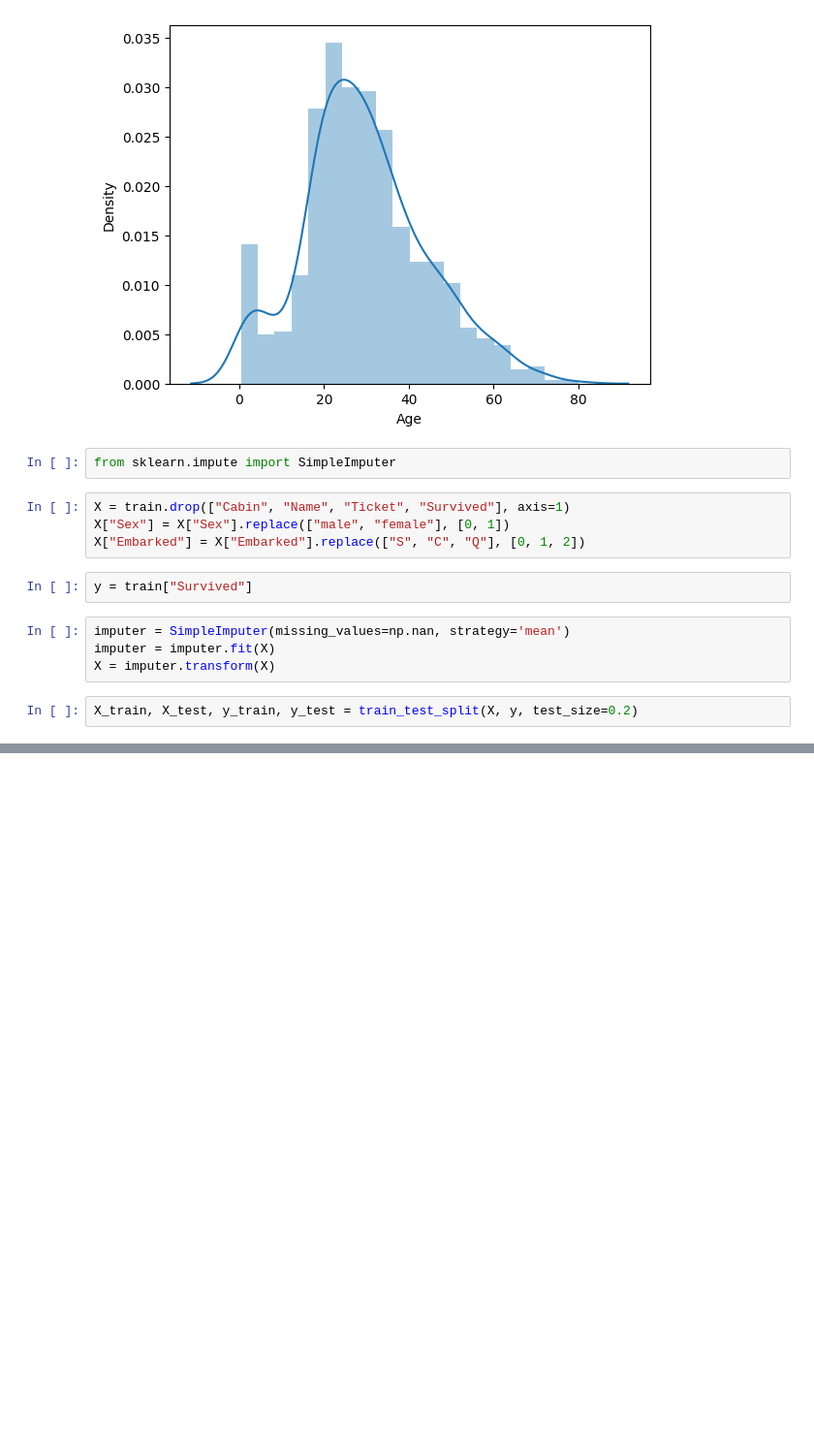
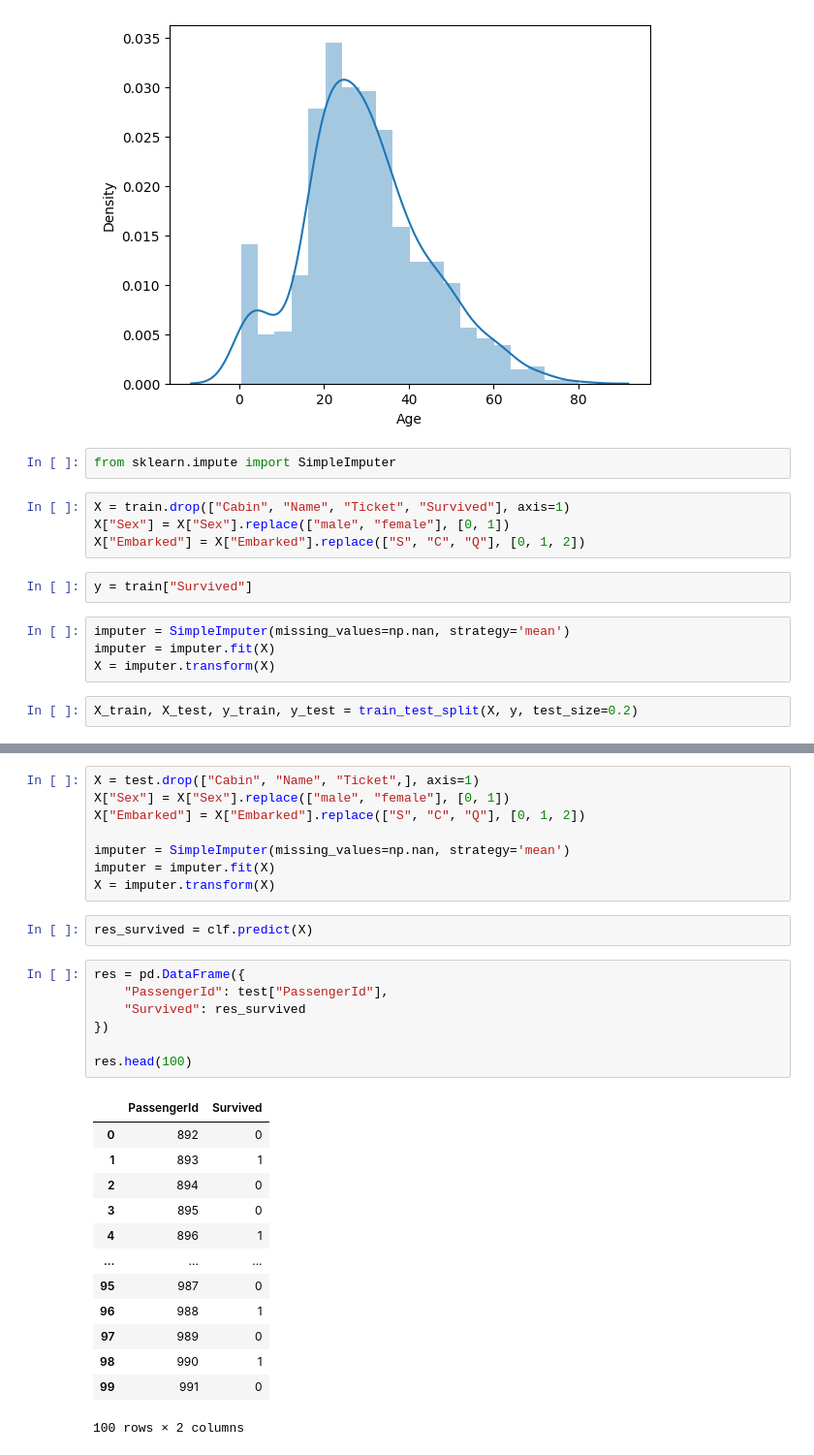
Before and after one commit to tataji/mlmodels, a Jupyter notebook: titanic.ipynb, the cells around one changed output, grey strips where cells are left out. Shown at 97% size. Drawn from its saved outputs; the diff is of its cells as text; blank space fills up the shorter version.

```diff
--- a/titanic.ipynb
+++ b/titanic.ipynb
@@ -82,0 +83,31 @@ print(accuracy)
+# %%
+X = test.drop(["Cabin", "Name", "Ticket",], axis=1)
+X["Sex"] = X["Sex"].replace(["male", "female"], [0, 1])
+X["Embarked"] = X["Embarked"].replace(["S", "C", "Q"], [0, 1, 2])
+
+imputer = SimpleImputer(missing_values=np.nan, strategy='mean')
+imputer = imputer.fit(X)
+X = imputer.transform(X)
+# %%
+res_survived = clf.predict(X)
+# %%
+res = pd.DataFrame({
+    "PassengerId": test["PassengerId"],
+    "Survived": res_survived
+})
+
+res.head(100)
+# %% [output]
+|  | PassengerId | Survived |
+| 0 | 892 | 0 |
+| 1 | 893 | 1 |
+| 2 | 894 | 0 |
+| 3 | 895 | 0 |
+| 4 | 896 | 1 |
+| ... | ... | ... |
+| 95 | 987 | 0 |
+| 96 | 988 | 1 |
+| 97 | 989 | 0 |
+| 98 | 990 | 1 |
+| 99 | 991 | 0 |
+100 rows × 2 columns
```
Also changed, not shown: parts of 1 cell of this notebook.
